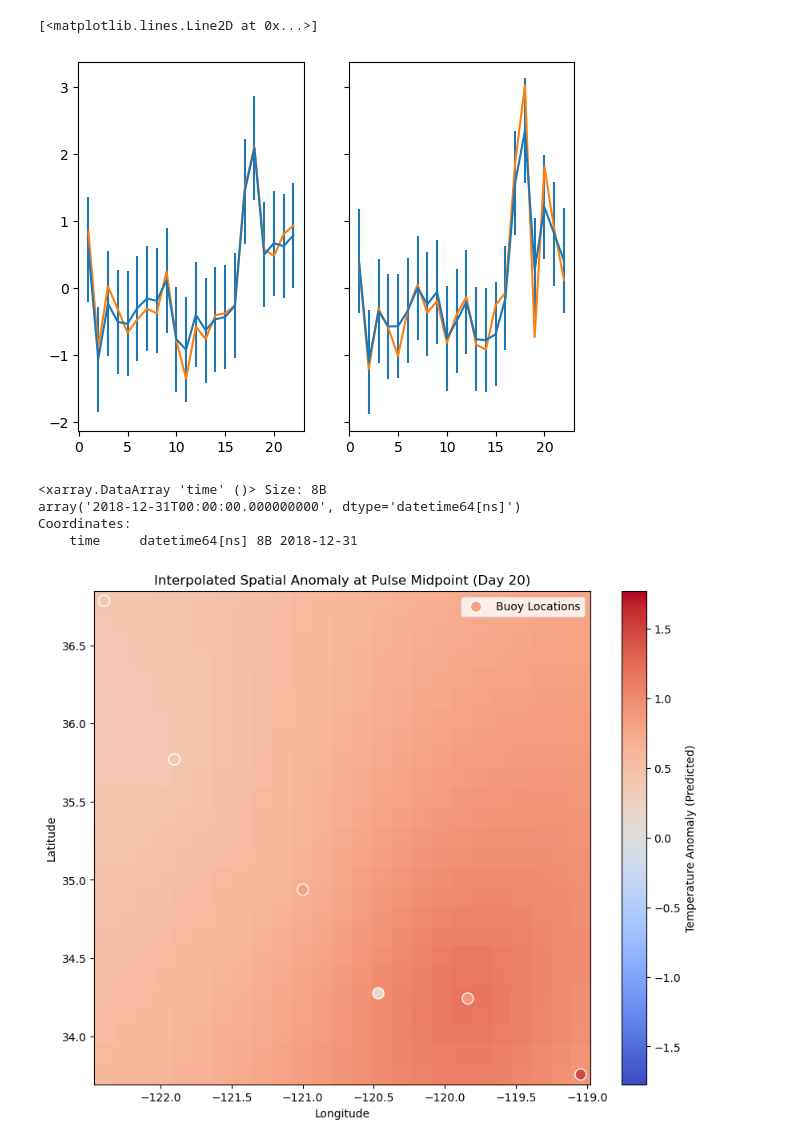
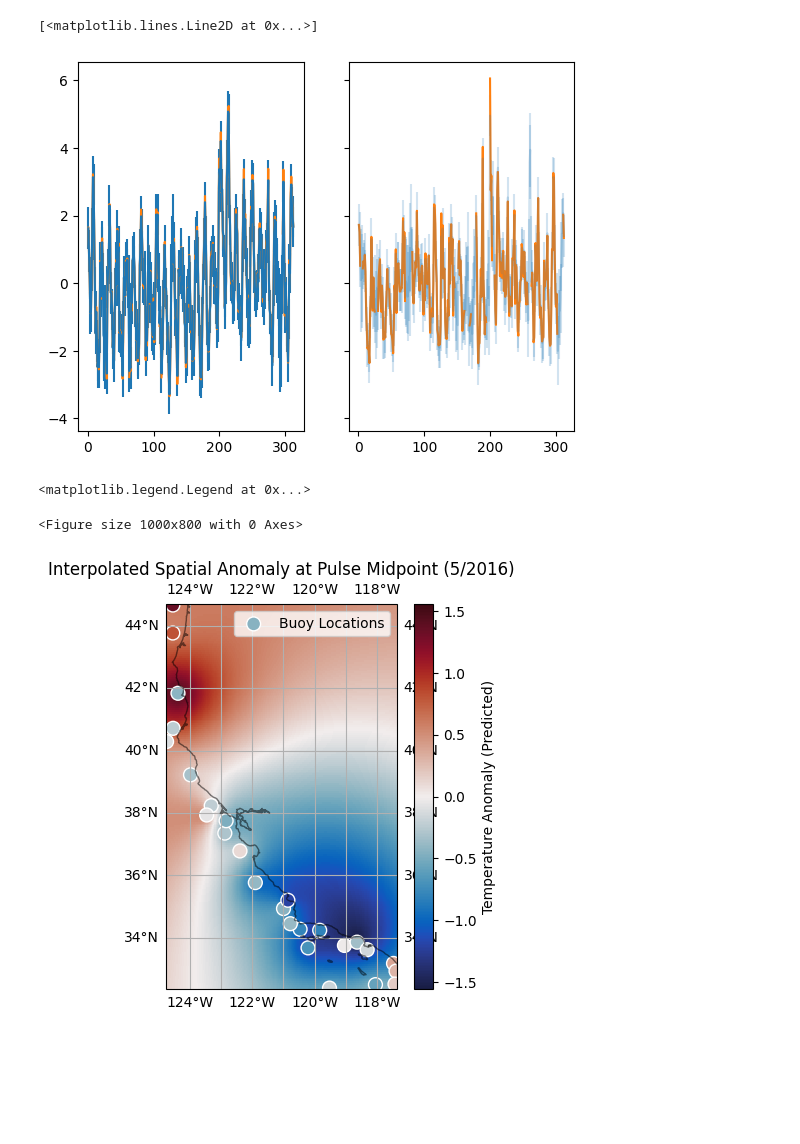
Before and after one commit to anthony-meza/xbuoy, a Jupyter notebook: examples/buoy_temperature_anomaly_gap_filling.ipynb, the cells around one changed output. Saved outputs shown, nothing was run; the diff lists cells and outputs as text; code cells hidden in the pictures; blank space fills up the shorter version.

```diff
--- a/examples/buoy_temperature_anomaly_gap_filling.ipynb
+++ b/examples/buoy_temperature_anomaly_gap_filling.ipynb
@@ -58,10 +55,10 @@ buoy_ds = xr.open_dataset("../data/NDBC_CC_Daily.nc")
 # %%
 extrema = lambda x: np.array((x.min().values, x.max().values))
-buoy_ds = xr.open_dataset("../data/NDBC_CC_Daily.nc")[["WTMP", "latitude", "longitude", "wtemp_coverage"]]
-buoy_ds = buoy_ds.resample(time="3M").mean("time")
-buoy_ds = buoy_ds.where(buoy_ds["wtemp_coverage"] > 80, drop = True)
+buoy_ds = xr.open_dataset("NDBC_CC_Daily.nc")[["WTMP", "latitude", "longitude", "wtemp_coverage"]]
+buoy_ds = buoy_ds.resample(time="1M").mean("time")
+buoy_ds = buoy_ds.where(buoy_ds["wtemp_coverage"] > 60, drop = True)
 # buoy_ds = buoy_ds.where((buoy_ds.latitude > 33) * (buoy_ds.latitude < 34.5) * (buoy_ds.longitude > -122.5) * (buoy_ds.longitude < -110), drop = True)
-buoy_ds = buoy_ds.where((buoy_ds.latitude > 33) * (buoy_ds.latitude < 60) * (buoy_ds.longitude > -122.5) * (buoy_ds.longitude < -110), drop = True)
+# buoy_ds = buoy_ds.where((buoy_ds.latitude > 33) * (buoy_ds.latitude < 60) * (buoy_ds.longitude > -122.5) * (buoy_ds.longitude < -110), drop = True)
 
 buoy_locs = np.column_stack((buoy_ds.latitude[0, :].values, buoy_ds.longitude[0, :].values))
 
@@ -108,11 +105,11 @@ from sklearn.gaussian_process.kernels import RBF, WhiteKernel, RationalQuadratic
 # Initialize the Gaussian Process Regressor with the kernel
 # kernel = C(1.0, (1e-3, 1e3)) * RBF(length_scale=[1.0, 1.0, 1.0], length_scale_bounds=(1e-2, 1e2)) + WhiteKernel(noise_level=0.2, noise_level_bounds=(1e-5, 10))
 kernel = C(1.0, (1e-3, 1e3)) * Matern(length_scale=[0.1, 0.1, 1.0],  # Smaller initial length scales
-                                      length_scale_bounds=[(1e-2, 10), (1e-2, 10), (0.1, 10)],
+                                      length_scale_bounds=[(1e-2, 10), (1e-2, 10), (0.1, 12 * 10)],
                                       nu=0.5) + \
-         WhiteKernel(noise_level=0.3, noise_level_bounds=(1e-5, 0.5))
+         WhiteKernel(noise_level=0.3, noise_level_bounds=(1e-5, 3))
 
-gp_full = GaussianProcessRegressor(kernel=kernel, n_restarts_optimizer=10, normalize_y=False)
+gp_full = GaussianProcessRegressor(kernel=kernel, n_restarts_optimizer=3, normalize_y=False)
 # %%
 # Train the GPR model using the anomalies dataset
 gp_full.fit(X_train_full, y_train_full)
@@ -165,18 +162,18 @@ time_np = time_feature.reshape(-1, 1)  # Time as a feature
 X_train_buoy = np.hstack([lat_np, lon_np, time_np])
 y_pred_full, y_std_full = gp_full.predict(X_train_buoy, return_std=True)
 
-axes[1].errorbar(time_np, y_pred_full, yerr = 2 * y_std_full)
+axes[1].errorbar(time_np, y_pred_full, yerr = 2 * y_std_full, alpha = 0.2)
 axes[1].plot(time_np,  buoy_anomalies[:, b].values)
 # %% [output]
 [<matplotlib.lines.Line2D at 0x...>]
-[figure, old version]
+[figure, new version]
 # %%
 lat_range = (buoy_locs[:, 0].min(), buoy_locs[:, 0].max())  # Latitude range
 lon_range = (buoy_locs[:, 1].min(), buoy_locs[:, 1].max())  # Longitude range
 # %%
-grid_size = 25
-pulse_midpoint = 20
-print(buoy_ds.isel(time = pulse_midpoint).time)
+grid_size = 200
+pulse_midpoint = 220
+print()
 
 # Create a meshgrid for lat/lon
 lat_min, lat_max = min(lat_range), max(lat_range)
@@ -195,38 +192,46 @@ y_grid_pred, y_grid_std = gp_full.predict(X_grid, return_std=True)
 
 # Reshape the predictions back to the grid shape for plotting
 y_grid_pred_reshaped = y_grid_pred.reshape(grid_size, grid_size)
-# %% [output]
-<xarray.DataArray 'time' ()> Size: 8B
-array('2018-12-31T00:00:00.000000000', dtype='datetime64[ns]')
-Coordinates:
-    time     datetime64[ns] 8B 2018-12-31
 # %%
+import cmocean.cm as cm
+import cartopy.feature as cfeature
 
 # Plot the spatial anomaly field (with contours and scatter plot)
 plt.figure(figsize=(10, 8))
 
+pyear = buoy_ds.isel(time = pulse_midpoint).time.dt.year.values
+pmonth = buoy_ds.isel(time = pulse_midpoint).time.dt.month.values
+
 # Find symmetric color limits
 vmax = max(np.nanmax(np.abs(buoy_anomalies.isel(time = pulse_midpoint))), np.nanmax(np.abs(y_grid_pred_reshaped)))
-vmax = vmax * 1.2
+vmax = vmax
 vmin = -vmax
 
+fig = plt.figure(figsize = (10, 5))
+ax = fig.add_subplot(1, 2, 2, projection=ccrs.PlateCarree())
+
+
 # Create a contour plot for the interpolated temperature anomaly field
-contour = plt.pcolormesh(grid_lon.T, grid_lat.T, y_grid_pred_reshaped.T, cmap='coolwarm', vmin=vmin, vmax=vmax)
+contour = ax.pcolormesh(grid_lon.T, grid_lat.T, y_grid_pred_reshaped.T, cmap=cm.balance, \
+                        vmin=vmin, vmax=vmax, transform=ccrs.PlateCarree())
 
 # Add color bar to show the temperature anomaly scale
-plt.colorbar(contour, label='Temperature Anomaly (Predicted)')
+fig.colorbar(contour, label='Temperature Anomaly (Predicted)')
 
 # Scatter plot of the buoy locations with their anomalies
-plt.scatter(buoy_locs[:, 1], buoy_locs[:, 0], c=buoy_anomalies.isel(time=pulse_midpoint),
+ax.scatter(buoy_locs[:, 1], buoy_locs[:, 0], c=buoy_anomalies.isel(time=pulse_midpoint),
             s=100, edgecolor='white', label='Buoy Locations',
-            cmap = "coolwarm", vmin=vmin, vmax=vmax)
+            cmap = cm.balance, vmin=vmin, vmax=vmax, transform=ccrs.PlateCarree())
+gl = ax.gridlines(draw_labels = True)
+# Set plot labels and title
+ax.set_ylabel('Latitude')
+ax.set_xlabel('Longitude')
+ax.set_title(f'Interpolated Spatial Anomaly at Pulse Midpoint ({pmonth}/{pyear})')
+ax.coastlines(alpha=0.5, zorder = 10)
+ax.add_feature(cfeature.LAND, color = "#d3d3d3")
 
-# Set plot labels and title
-plt.ylabel('Latitude')
-plt.xlabel('Longitude')
-plt.title(f'Interpolated Spatial Anomaly at Pulse Midpoint (Day {pulse_midpoint})')
-
-plt.legend()
-plt.show()
+ax.legend()
 # %% [output]
+<matplotlib.legend.Legend at 0x...>
+<Figure size 1000x800 with 0 Axes>
-[figure, old version]
+[figure, new version]
```
Also changed, not shown: parts of 10 cells of this notebook, 2 other files.
